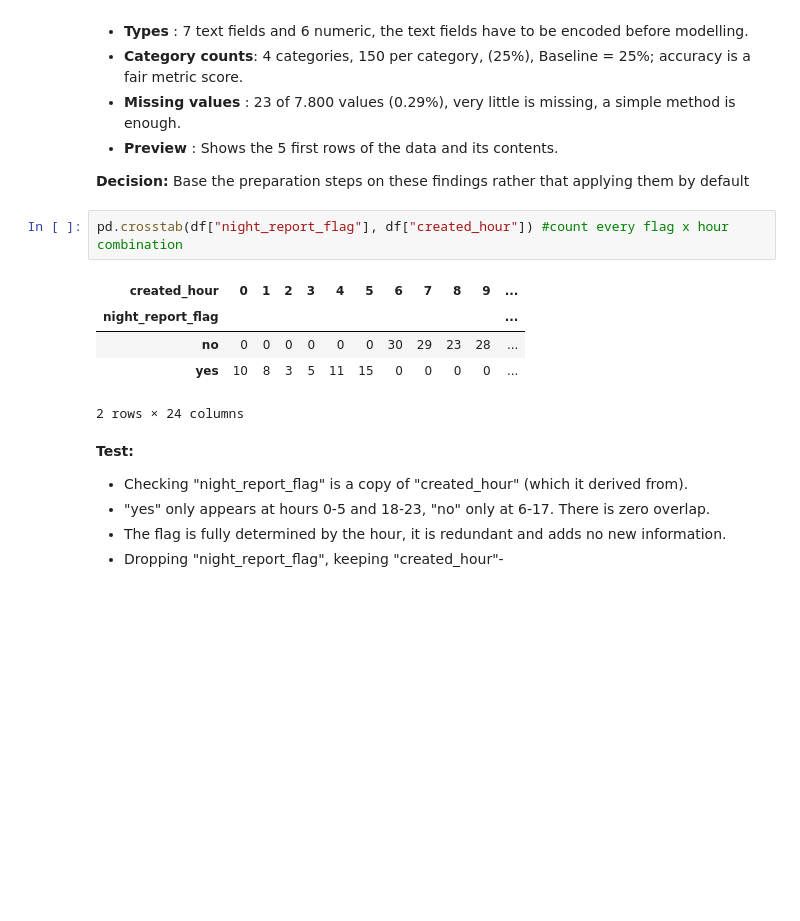
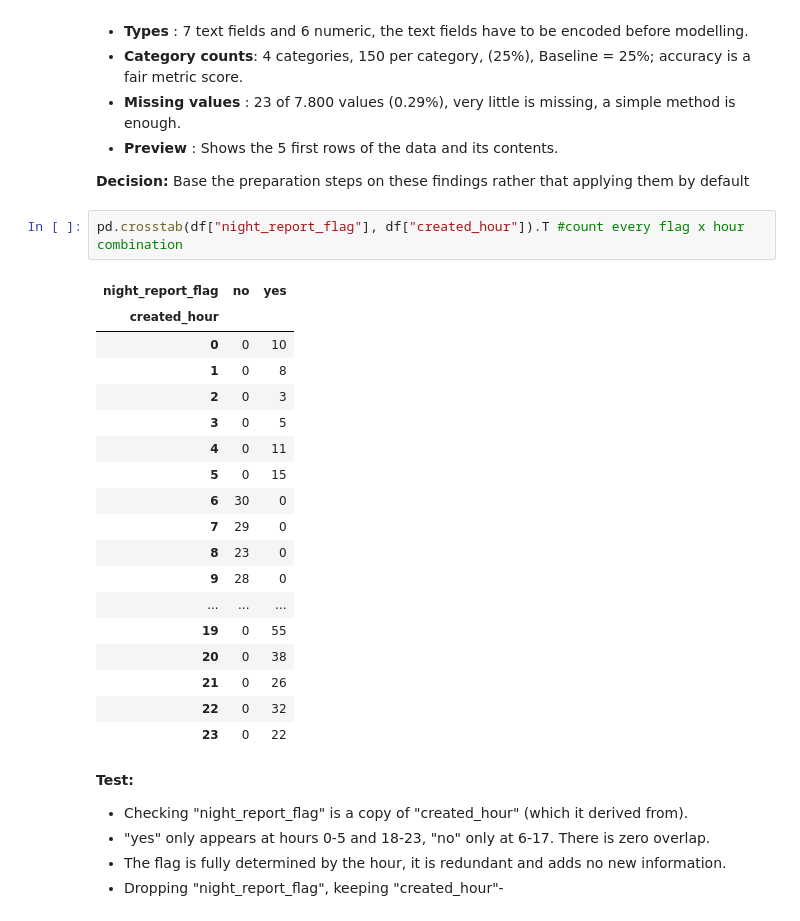
Before and after one commit to limitsctrl/civicroute-AI, a Jupyter notebook: Project/civicroute_assessment.ipynb, the cells around one changed output. Cells and saved outputs as stored; diff of their text form; blank space fills up the shorter version.

Commit message:
small update on <crosstab cell> added .T at the end of the code

```diff
--- a/Project/civicroute_assessment.ipynb
+++ b/Project/civicroute_assessment.ipynb
@@ -96,13 +96,26 @@ Total missing: 23 of 7800 values (0.29%)
 
 **Decision:** Base the preparation steps on these findings rather that applying them by default
 # %%
-pd.crosstab(df["night_report_flag"], df["created_hour"]) #count every flag x hour combination
+pd.crosstab(df["night_report_flag"], df["created_hour"]).T #count every flag x hour combination
 # %% [output]
-| created_hour | 0 | 1 | 2 | 3 | 4 | 5 | 6 | 7 | 8 | 9 | ... |
-| night_report_flag |  |  |  |  |  |  |  |  |  |  | ... |
-| no | 0 | 0 | 0 | 0 | 0 | 0 | 30 | 29 | 23 | 28 | ... |
-| yes | 10 | 8 | 3 | 5 | 11 | 15 | 0 | 0 | 0 | 0 | ... |
+| night_report_flag | no | yes |
+| created_hour |  |  |
+| 0 | 0 | 10 |
+| 1 | 0 | 8 |
+| 2 | 0 | 3 |
+| 3 | 0 | 5 |
+| 4 | 0 | 11 |
+| 5 | 0 | 15 |
+| 6 | 30 | 0 |
+| 7 | 29 | 0 |
+| 8 | 23 | 0 |
+| 9 | 28 | 0 |
+| ... | ... | ... |
+| 19 | 0 | 55 |
+| 20 | 0 | 38 |
+| 21 | 0 | 26 |
+| 22 | 0 | 32 |
+| 23 | 0 | 22 |
-2 rows × 24 columns
 # %% [markdown]
 **Test:**
 - Checking "night_report_flag" is a copy of "created_hour" (which it derived from).
```
Also changed, not shown: parts of 3 cells of this notebook.
